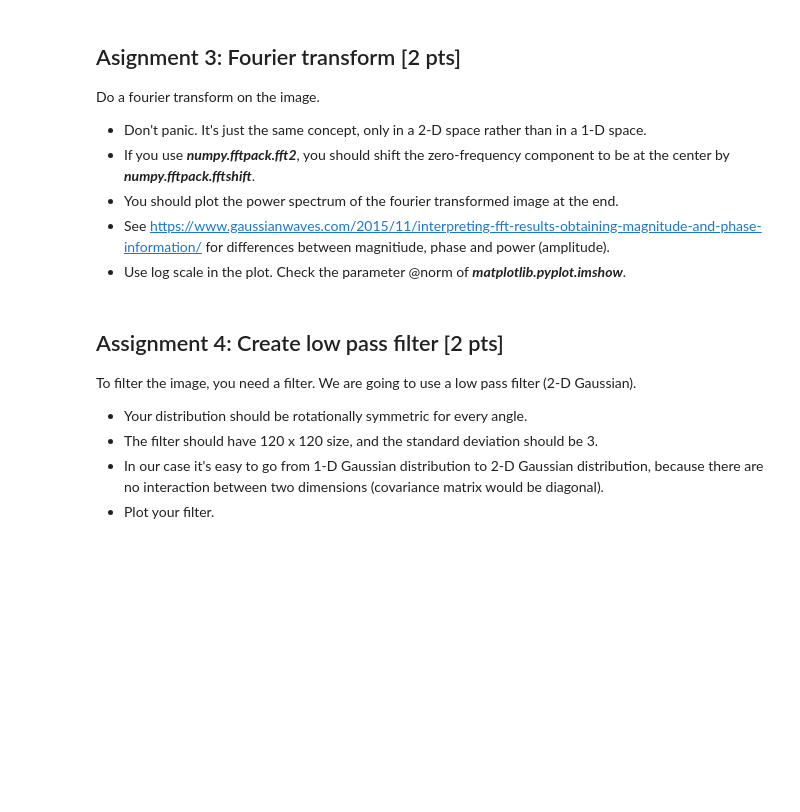
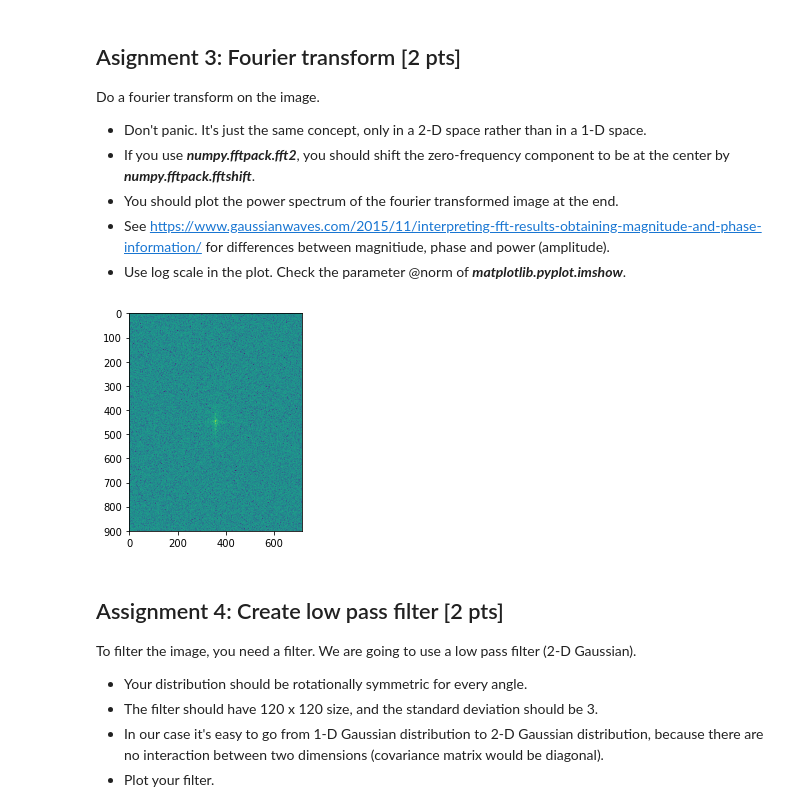
Before and after one commit to NBP-ACC/week-9-acc_6, a Jupyter notebook: sheet07.ipynb, the cells around one changed output. Drawn from its saved outputs; the diff is of its cells as text; code cells hidden in the pictures; blank space fills up the shorter version.

```diff
--- a/sheet07.ipynb
+++ b/sheet07.ipynb
@@ -103,12 +132,12 @@ Do a fourier transform on the image.
 - See https://www.gaussianwaves.com/2015/11/interpreting-fft-results-obtaining-magnitude-and-phase-information/ for differences between magnitiude, phase and power (amplitude).
 - Use log scale in the plot. Check the parameter @norm of ***matplotlib.pyplot.imshow***.
 # %%
-fft = fftpack.fft2(txt)
+fft = fftpack.fftshift(fftpack.fft2(txt))
 
-plt.plot(np.log(fft))
+plt.imshow(np.log(np.abs(fft)))
 plt.show()
-plt.plot(txt)
-plt.show()
+# %% [output]
+[figure, added]
 # %% [markdown]
 ## Assignment 4: Create low pass filter [2 pts]
 To filter the image, you need a filter. We are going to use a low pass filter (2-D Gaussian).
```
Also changed, not shown: parts of 4 cells of this notebook.
